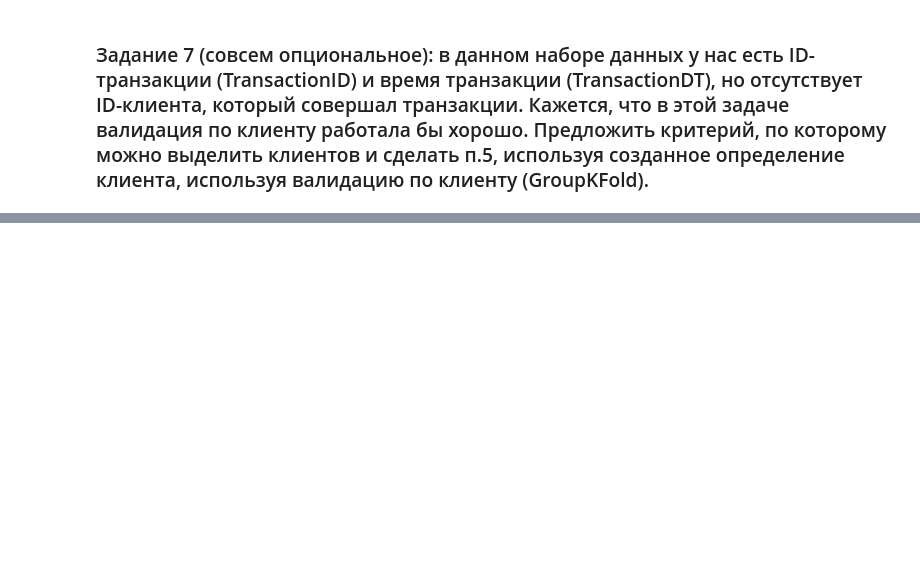
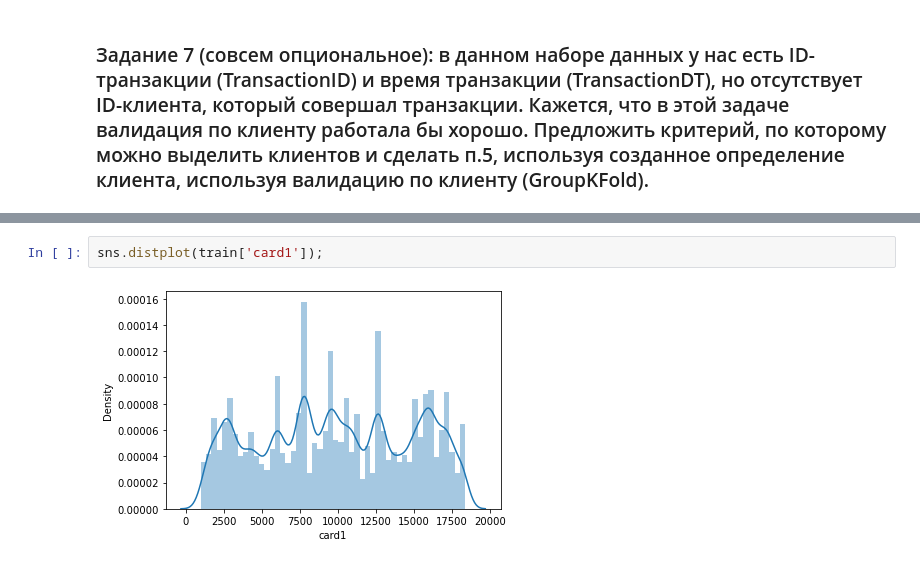
Before and after one commit to koryagin2006/GB_course_Sports_data_analysis, a Jupyter notebook: HW_3 Validation.ipynb, the cells around one changed output, grey strips where cells are left out. Drawn from its saved outputs; the diff is of its cells as text; blank space fills up the shorter version.

```diff
--- a/HW_3 Validation.ipynb
+++ b/HW_3 Validation.ipynb
@@ -173,0 +384,4 @@ Hold_Outpd_3
+# %%
+sns.distplot(train['card1']);
+# %% [output]
+[figure, added]
```
Also changed, not shown: parts of 20 cells of this notebook.
